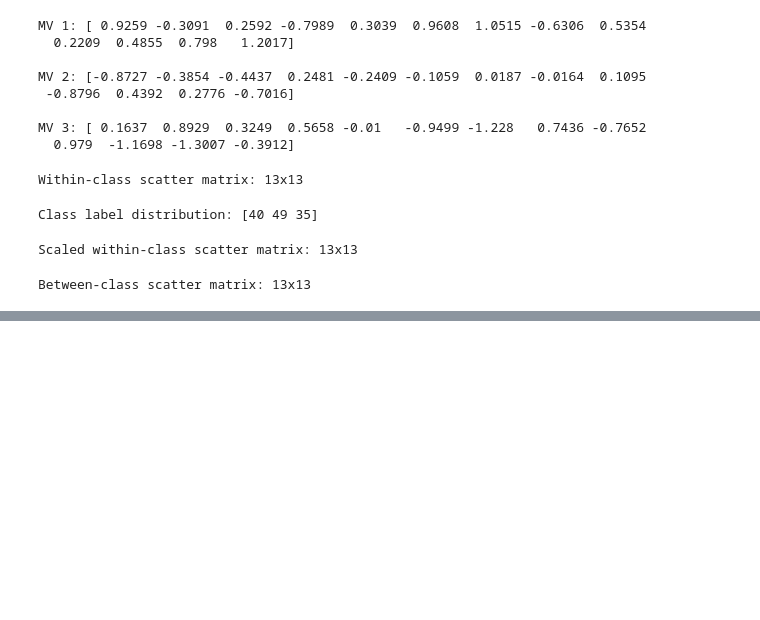
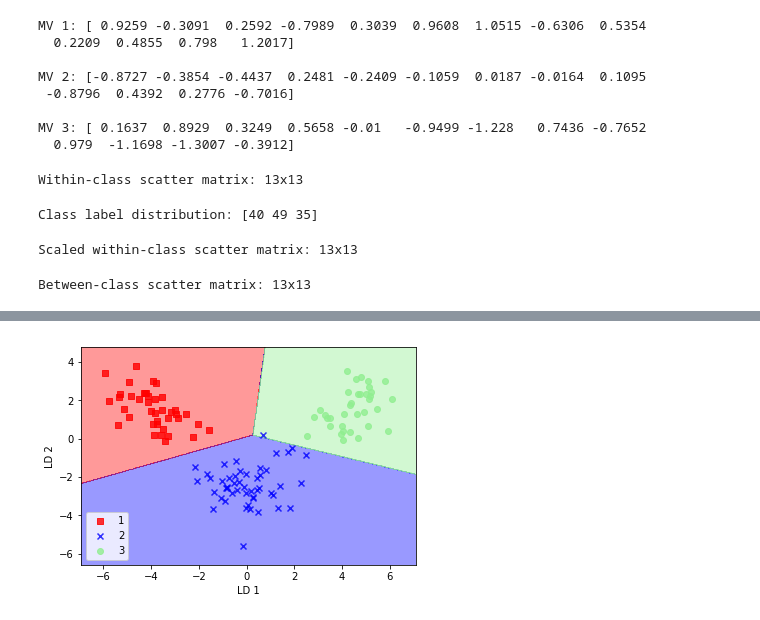
Before and after one commit to shunjilin/Python-Machine-Learning, a Jupyter notebook: 05.CompressingDataViaDimensionalityReduction/wine.ipynb, the cells around one changed output, grey strips where cells are left out. Cells and saved outputs as stored; diff of their text form; code cells hidden in the pictures; blank space fills up the shorter version.

```diff
--- a/05.CompressingDataViaDimensionalityReduction/wine.ipynb
+++ b/05.CompressingDataViaDimensionalityReduction/wine.ipynb
@@ -247,0 +330,11 @@ Between-class scatter matrix: 13x13
+# %%
+# See how logistic regression classifier handles lower-dimensional training dataset after LDA transformation
+lr = LogisticRegression()
+lr = lr.fit(X_train_lda, y_train)
+plot_decision_regions(X_train_lda, y_train, classifier=lr)
+plt.xlabel('LD 1')
+plt.ylabel('LD 2')
+plt.legend(loc='lower left')
+plt.show()
+# %% [output]
+[figure, added]
```
Also changed, not shown: parts of 8 cells of this notebook, 1 other file.
